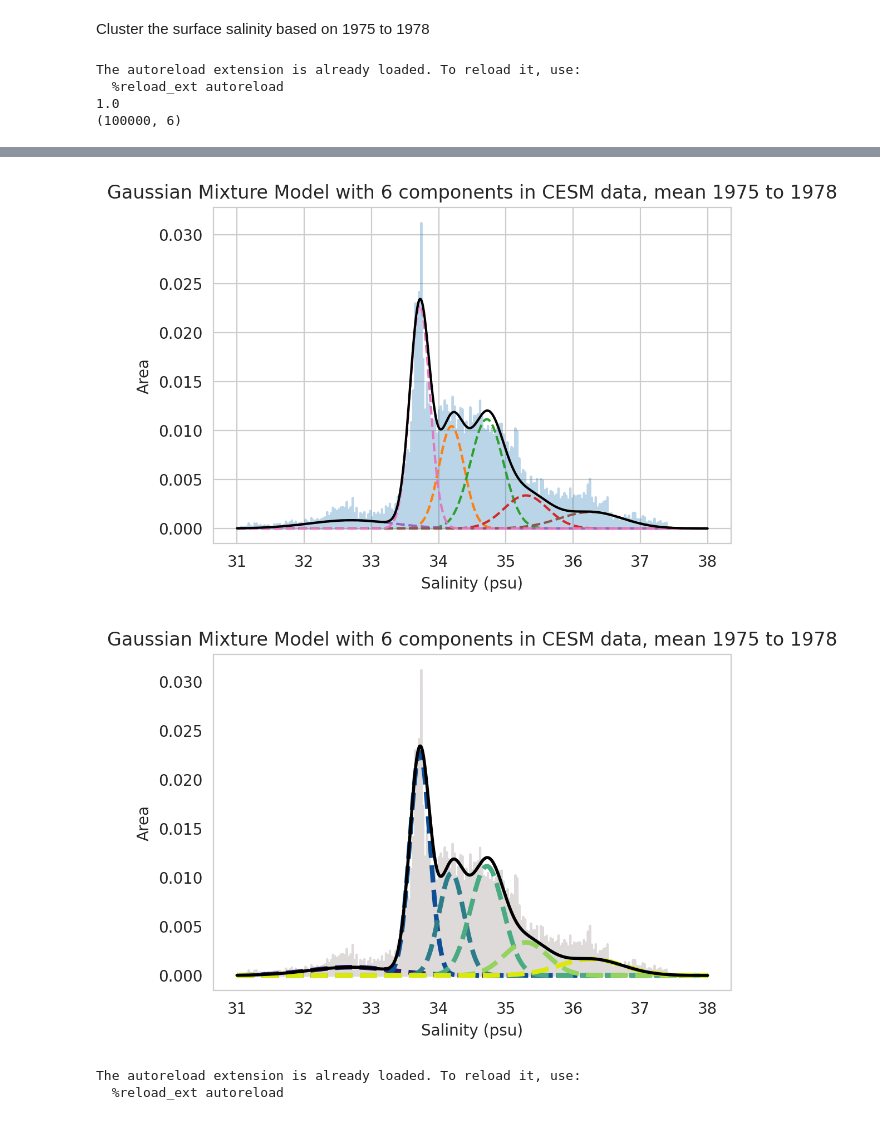
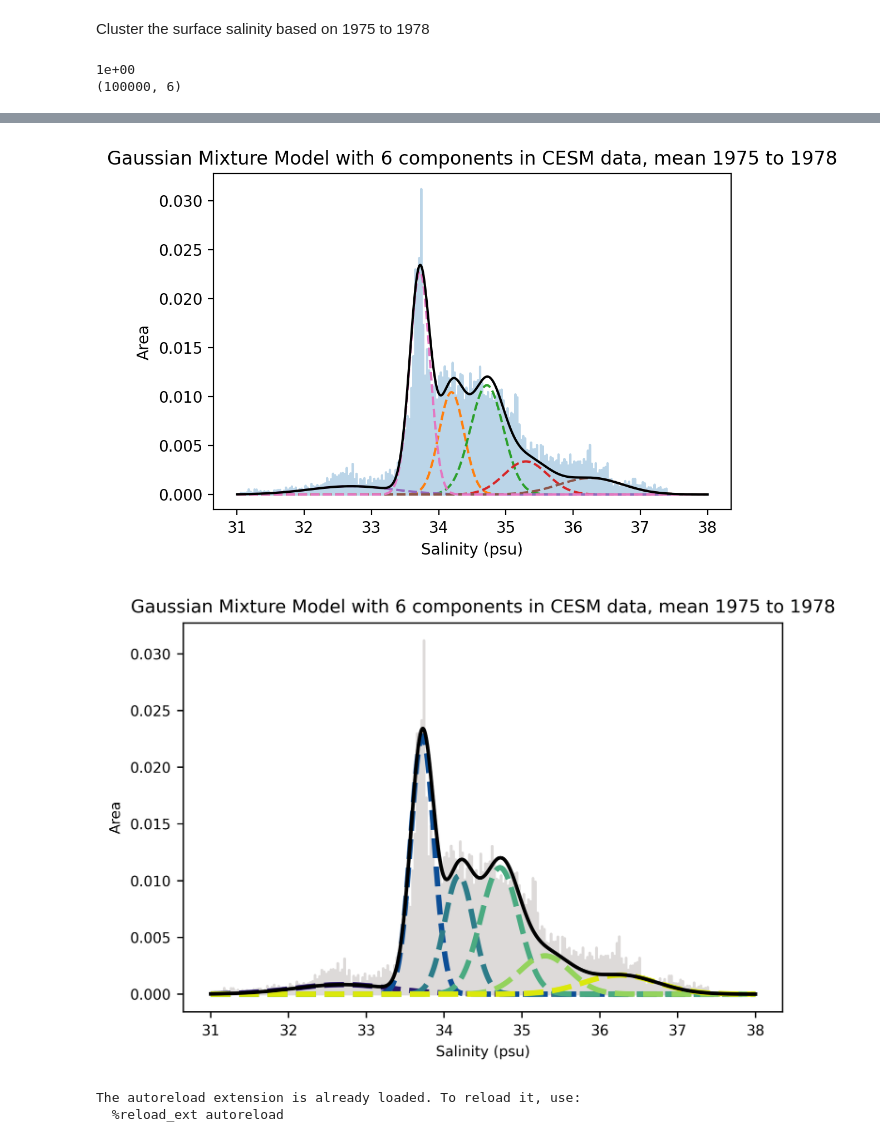
Before and after one commit to aurora-bf/freshwater_flux_linresp, a Jupyter notebook: model_tests/linear_response_CESM_ensemblemean.ipynb, the cells around one changed output, grey strips where cells are left out. Drawn from its saved outputs; the diff is of its cells as text; code cells hidden in the pictures.

```diff
--- a/model_tests/linear_response_CESM_ensemblemean.ipynb
+++ b/model_tests/linear_response_CESM_ensemblemean.ipynb
@@ -171,15 +171,13 @@ n=6
 %load_ext autoreload
 %autoreload 2
 
-import seaborn as sns
-import matplotlib as mpl
-mpl.rcParams['figure.dpi'] = 300
-sns.set_style(style="whitegrid") #comment out if don't want seaborn background
+#import seaborn as sns
+#import matplotlib as mpl
+#mpl.rcParams['figure.dpi'] = 300
+#sns.set_style(style="whitegrid") #comment out if don't want seaborn background
 
 from clustering_tools import *
 mean_had_con,sigma_had_con,weights_had_con,gm=GMM_timedep((salt_avg_1975to2020[0*12:3*12,:,:].mean('time')).where(salt_avg[0,:,:].latitude<65),n,'CESM data, mean 1975 to 1978',precise=0,matching_paper=1) #take mean over first year
 # %% [output]
-The autoreload extension is already loaded. To reload it, use:
-  %reload_ext autoreload
-1.0
+1e+00
 (100000, 6)
@@ -187,5 +185,5 @@ The autoreload extension is already loaded. To reload it, use:
-[figure, old version]
+[figure, new version]
-[figure, old version]
+[figure, new version]
 # %%
 from clustering_tools import clusters
 %load_ext autoreload
```
Also changed, not shown: parts of 23 cells of this notebook, 44 other files.
